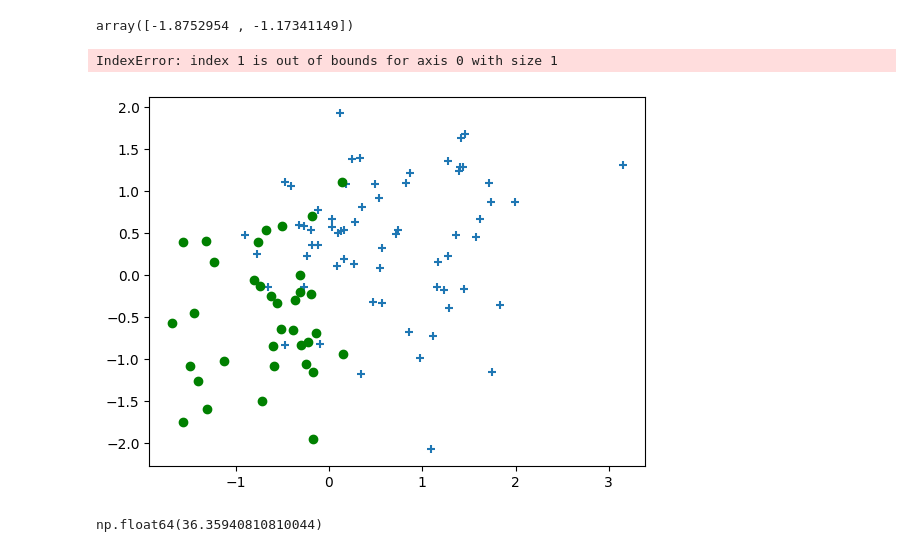
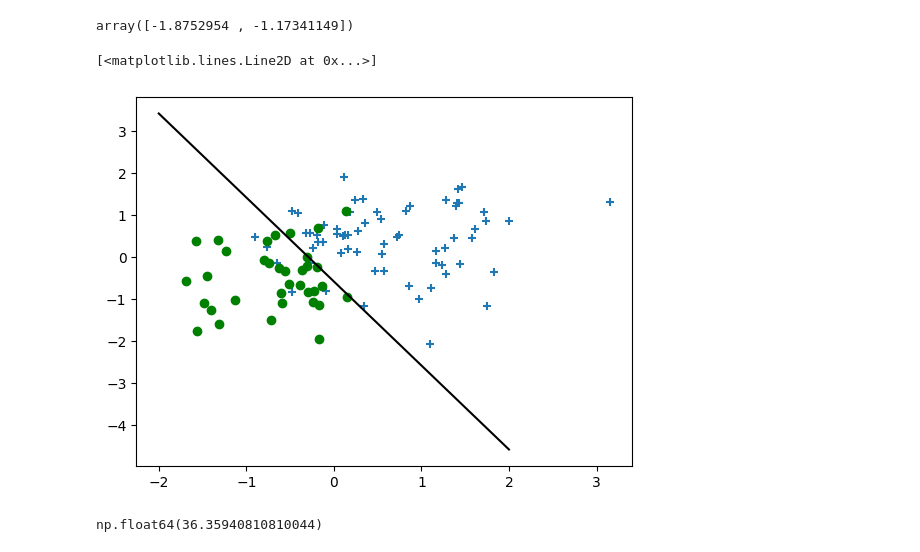
Before and after one commit to notnsas/cs229-ml-from-scratch, a Jupyter notebook: cs229_ml_from_scratch.ipynb, the cells around one changed output. Saved outputs shown, nothing was run; the diff lists cells and outputs as text; code cells hidden in the pictures.

```diff
--- a/cs229_ml_from_scratch.ipynb
+++ b/cs229_ml_from_scratch.ipynb
@@ -1631,8 +1631,8 @@ class SVM:
     b = self.params['b']
     output = 0
 
-    # for i in range(n):
-    #   output += y[i] * alpha[i] * self._kernel(X_train[i], X)
+    for i in range(n):
+      output += y[i] * alpha[i] * self._kernel(X_train[i], X)
       # self.w += y[i] * alpha[i] * X_train[i]
     # output /= n
     self.w = np.sum(y * alpha * X_train, axis=0)
@@ -2033,37 +2033,37 @@ array([-1.8752954 , -1.17341149])
 # %%
 # mu_vec1 = np.array([0,0])
 # cov_mat1 = np.array([[2,0],[0,2]])
 # x1_samples = np.random.multivariate_normal(mu_vec1, cov_mat1, 100)
 # mu_vec1 = mu_vec1.reshape(1,2).T # to 1-col vector
 
 # mu_vec2 = np.array([1,2])
 # cov_mat2 = np.array([[1,0],[0,1]])
 # x2_samples = np.random.multivariate_normal(mu_vec2, cov_mat2, 100)
 # mu_vec2 = mu_vec2.reshape(1,2).T
 ind1 = np.where(y_train == -1)
 ind2 = np.where(y_train == 1)
 X1 = X_train[ind1]
 X2 = X_train[ind2]
 # print(X1)
 fig = plt.figure()
 
 
 plt.scatter(X1[:,0], X1[:,1], marker='+')
 plt.scatter(X2[:,0],X2[:,1], c= 'green', marker='o')
 
 X = np.concatenate((X1,X2), axis = 0)
-Y = np.array([0]*100 + [1]*100)
+Y = np.array([0]*5 + [1]*5)
 
 # w =
 w = model.w
 a = -w[0] / w[1]
-xx = np.linspace(-5, 5)
+xx = np.linspace(-2, 2)
 yy = a * xx - (clf.intercept_[0]) / w[1]
 
 plt.plot(xx, yy, 'k-')
 # %% [output]
-IndexError: index 1 is out of bounds for axis 0 with size 1
+[<matplotlib.lines.Line2D at 0x...>]
-[figure, old version]
+[figure, new version]
 # %%
 np.sum(model.params['alpha'])
 # %% [output]
```
Also changed, not shown: parts of 1 cell of this notebook.
